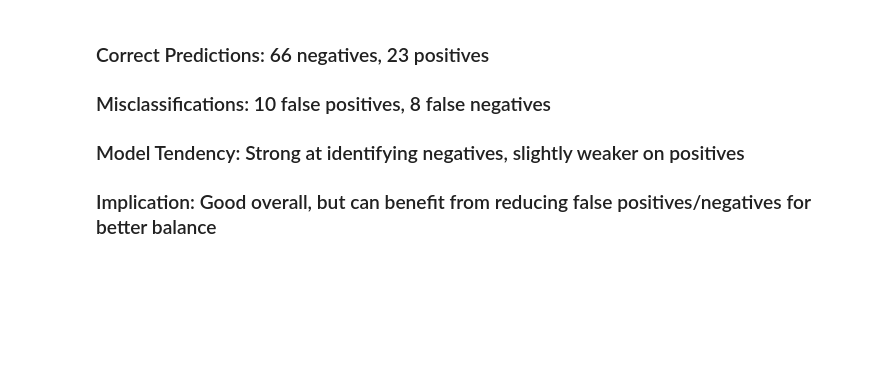
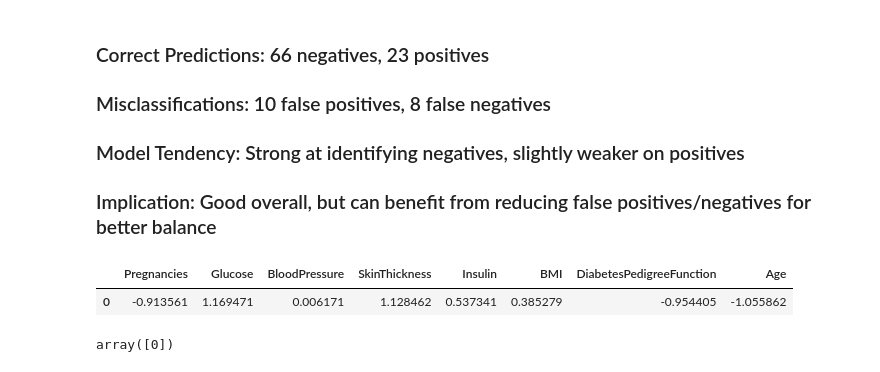
Before and after one commit to dinislamweb/diabetics-prediction-, a Jupyter notebook: diabetes_updated.ipynb, the cells around one changed output. Cells and saved outputs as stored; diff of their text form; code cells hidden in the pictures; blank space fills up the shorter version.

Commit message:
prediction model added

```diff
--- a/diabetes_updated.ipynb
+++ b/diabetes_updated.ipynb
@@ -747,3 +647,10 @@ plt.show()
 ### Misclassifications: 10 false positives, 8 false negatives
 ### Model Tendency: Strong at identifying negatives, slightly weaker on positives
 ### Implication: Good overall, but can benefit from reducing false positives/negatives for better balance
+# %%
+new_data = pd.DataFrame([[1,89,66,23,94,28.1,0.167,21]],columns=X_train.columns)
+# %%
+new_data
+# %% [output]
+|  | Pregnancies | Glucose | BloodPressure | SkinThickness | Insulin | BMI | DiabetesPedigreeFunction | Age |
+| 0 | -0.913561 | 1.169471 | 0.006171 | 1.128462 | 0.537341 | 0.385279 | -0.954405 | -1.055862 |
@@ -749,0 +661,4 @@ plt.show()
+# %%
+rf.predict(new_data)
+# %% [output]
+array([0])
```
Also changed, not shown: parts of 16 cells of this notebook.
